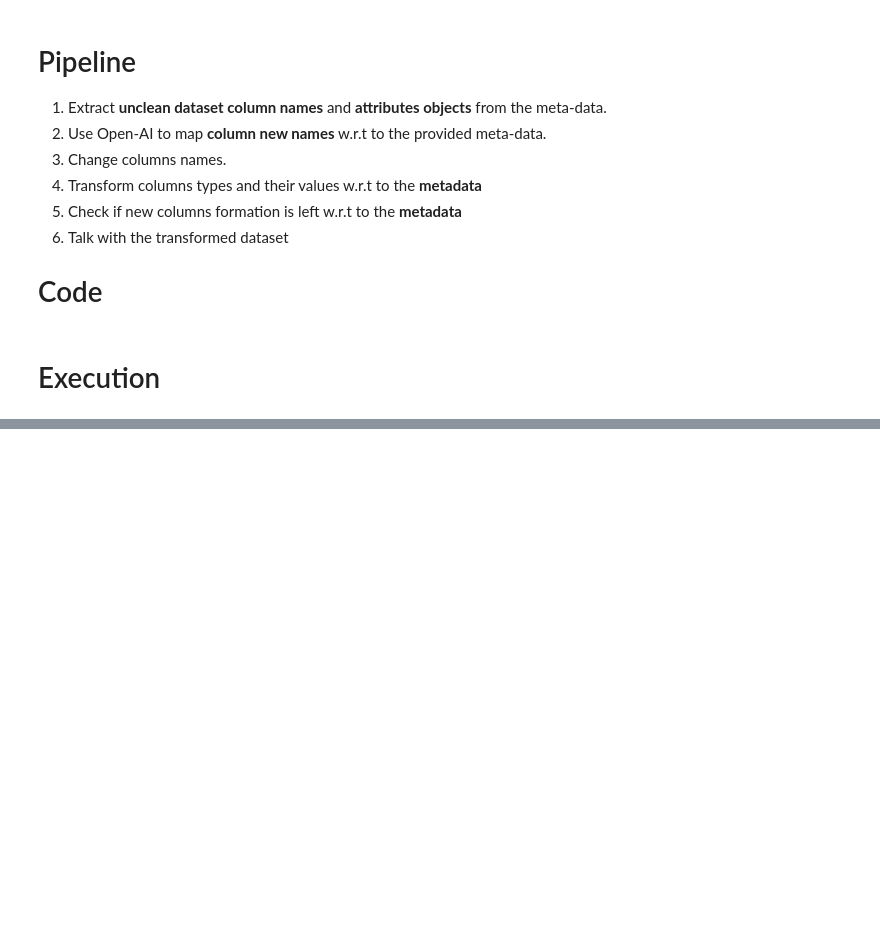
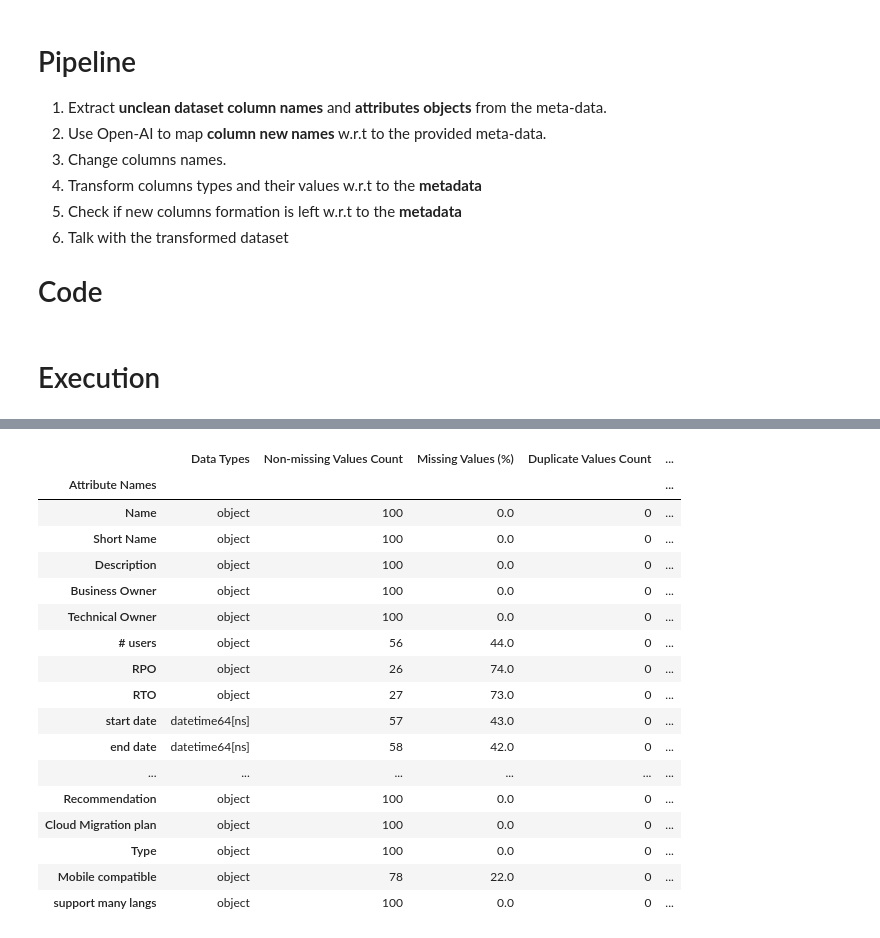
Before and after one commit to syedfaiqueali/Kaggle-Notebooks, a Jupyter notebook: finalising-pipeline.ipynb, the cells around one changed output, grey strips where cells are left out. Saved outputs shown, nothing was run; the diff lists cells and outputs as text; code cells hidden in the pictures; blank space fills up the shorter version.

```diff
--- a/finalising-pipeline.ipynb
+++ b/finalising-pipeline.ipynb
@@ -538,0 +544,53 @@ plt.savefig('output.png')
+# %%
+df = pd.read_excel(UNCLEANED_DATA_PATH)
+# %%
+# Column data types
+data_types = df.dtypes
+
+# Missing values percentage
+missing_percentage = (df.isnull().sum() / len(df)) * 100
+
+# Non-missing values count
+non_missing_count = df.notnull().sum()
+
+# Duplicate values
+duplicate_count = df.duplicated().sum()
+
+# Unique values count
+unique_values_count = df.nunique()
+
+# Most frequent value and its frequency
+top_frequency = df.mode().iloc[0]
+
+# Create summary DataFrame
+summary_data = {
+    'Data Types': data_types,
+    'Non-missing Values Count': non_missing_count,
+    'Missing Values (%)': missing_percentage,
+    'Duplicate Values Count': duplicate_count,
+    'Unqiue Values Count': unique_values_count,
+    'Top Frequent Value': top_frequency,
+}
+
+summary_df = pd.DataFrame(summary_data)
+summary_df = summary_df.rename_axis('Attribute Names')
+summary_df
+# %% [output]
+|  | Data Types | Non-missing Values Count | Missing Values (%) | Duplicate Values Count | ... |
+| Attribute Names |  |  |  |  | ... |
+| Name | object | 100 | 0.0 | 0 | ... |
+| Short Name | object | 100 | 0.0 | 0 | ... |
+| Description | object | 100 | 0.0 | 0 | ... |
+| Business Owner | object | 100 | 0.0 | 0 | ... |
+| Technical Owner | object | 100 | 0.0 | 0 | ... |
+| # users | object | 56 | 44.0 | 0 | ... |
+| RPO | object | 26 | 74.0 | 0 | ... |
+| RTO | object | 27 | 73.0 | 0 | ... |
+| start date | datetime64[ns] | 57 | 43.0 | 0 | ... |
+| end date | datetime64[ns] | 58 | 42.0 | 0 | ... |
+| ... | ... | ... | ... | ... | ... |
+| Recommendation | object | 100 | 0.0 | 0 | ... |
+| Cloud Migration plan | object | 100 | 0.0 | 0 | ... |
+| Type | object | 100 | 0.0 | 0 | ... |
+| Mobile compatible | object | 78 | 22.0 | 0 | ... |
+| support many langs | object | 100 | 0.0 | 0 | ... |
```
Also changed, not shown: parts of 11 cells of this notebook.
